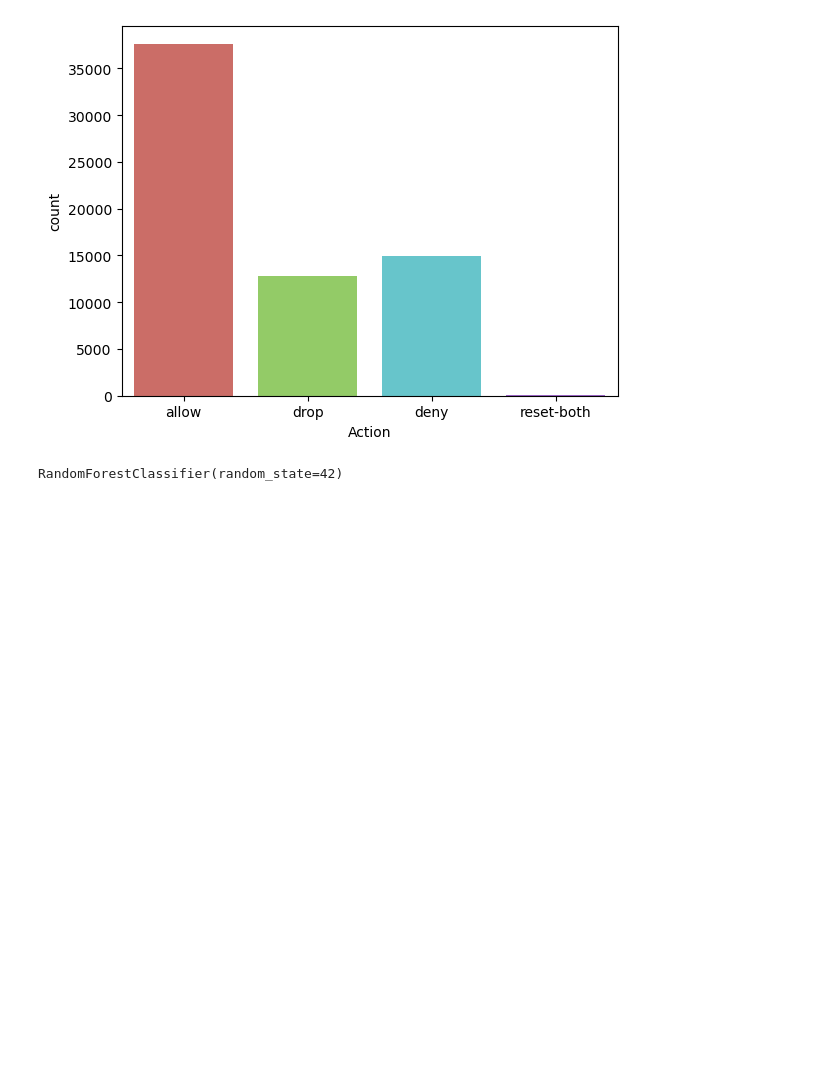
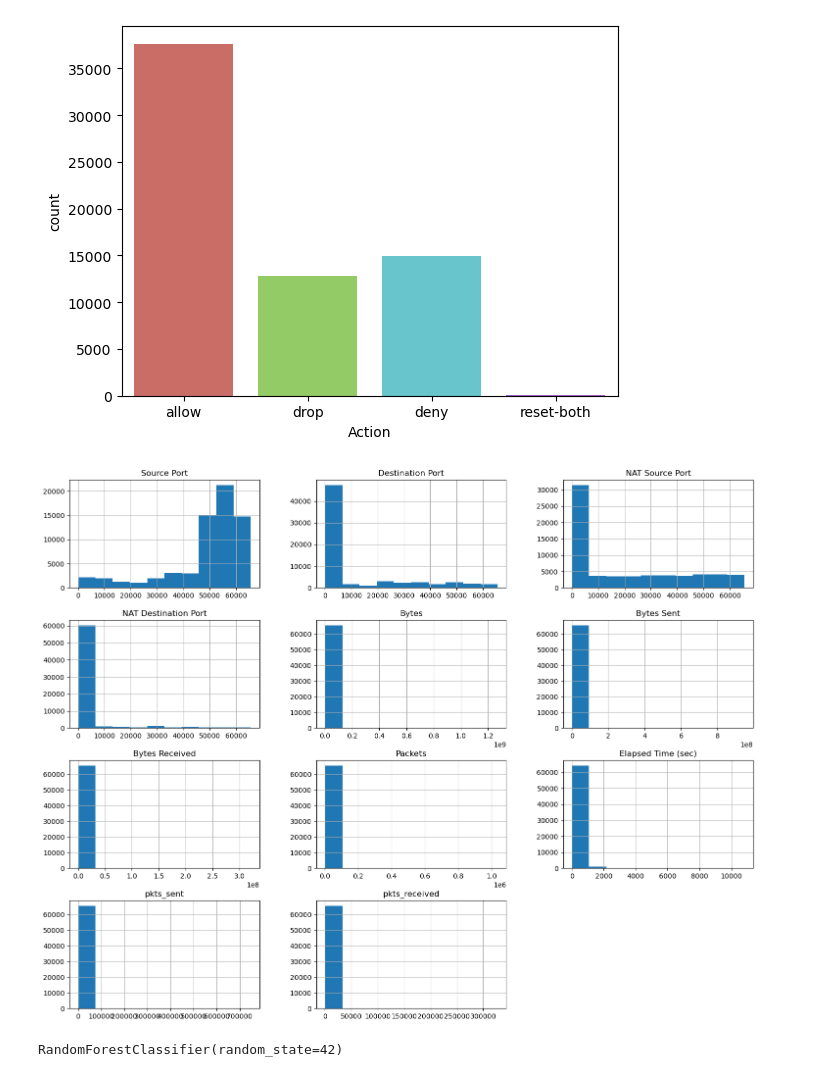
Before and after one commit to YWRCCT/YuriRibeiro_ML_CA1, a Jupyter notebook: YuriRibeiro_ML_CA1.ipynb, the cells around one changed output. Cells and saved outputs as stored; diff of their text form; code cells hidden in the pictures; blank space fills up the shorter version.

```diff
--- a/YuriRibeiro_ML_CA1.ipynb
+++ b/YuriRibeiro_ML_CA1.ipynb
@@ -78,6 +85,15 @@ sns.countplot(x='Action', data= datalog, palette='hls')
 plt.show()
 # %% [output]
 [figure]
+# %%
+# Check the destribuition using a Histogram
+fig, ax = plt.subplots(figsize=(18, 14))  # Adjust the width and height as needed
+
+# Plot the histogram
+datalog.hist(ax=ax)
+plt.show()
+# %% [output]
+[figure, added]
 # %%
 # Now we drop the categorical feature Action
 datalogX = datalog.drop(columns=["Action"])
```
Also changed, not shown: parts of 18 cells of this notebook.
